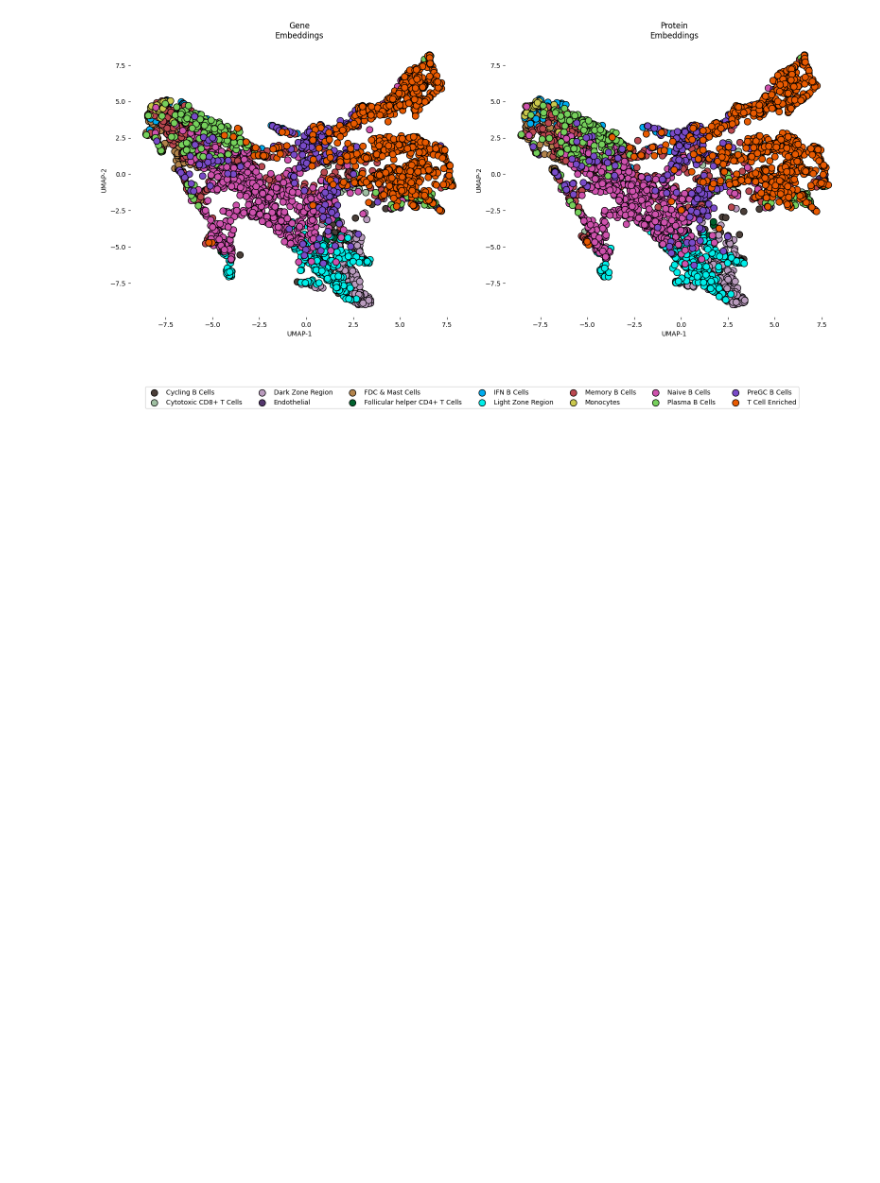
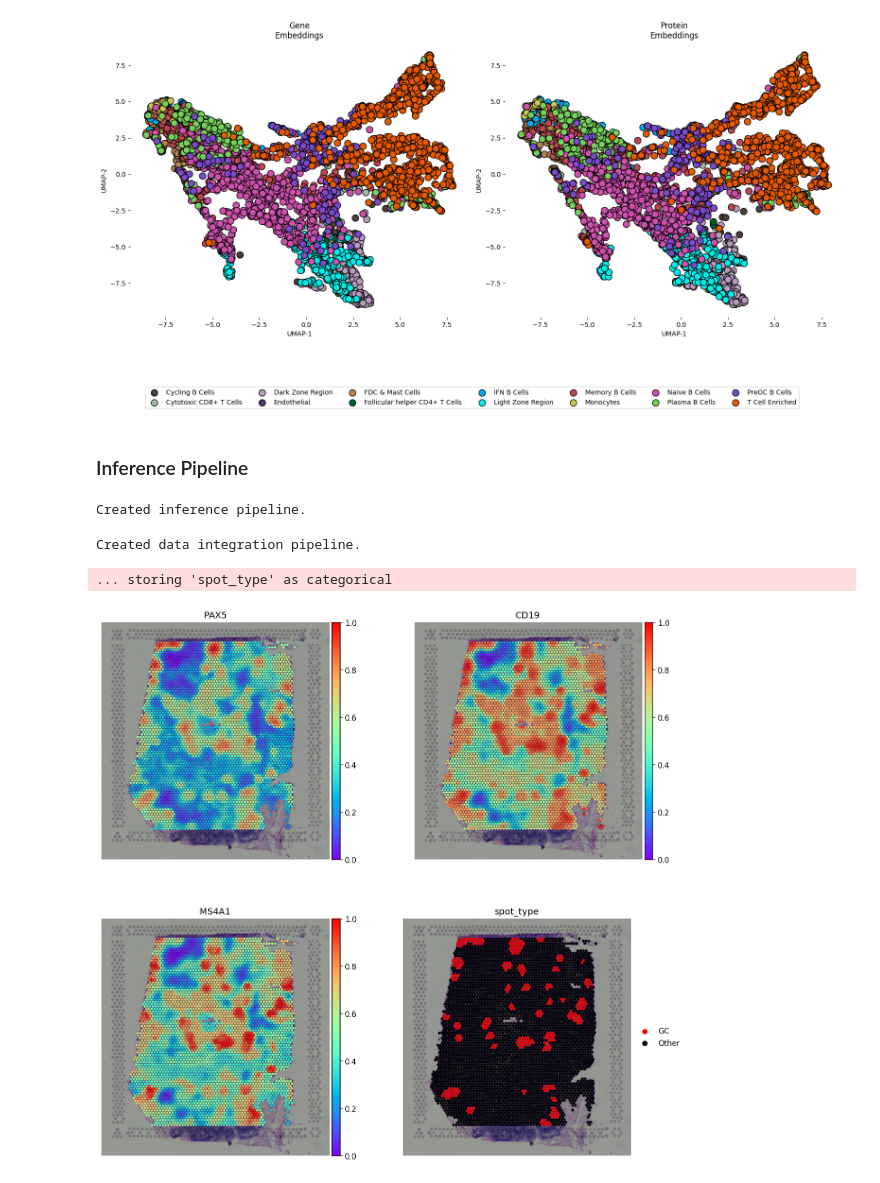
Before and after one commit to Koushul/SPICESS, a Jupyter notebook: notebooks/Tutorial.ipynb, the cells around one changed output. Drawn from its saved outputs; the diff is of its cells as text; code cells hidden in the pictures; blank space fills up the shorter version.

Commit message:
updated tutorial notebook

```diff
--- a/notebooks/Tutorial.ipynb
+++ b/notebooks/Tutorial.ipynb
@@ -77,2 +96,27 @@ a, b = plot_latent([gex_z, pex_z], [refLabels, refLabels],
 # %% [output]
 [figure]
+# %% [markdown]
+### Inference Pipeline
+# %%
+infer = InferencePipeline('../model_zoo/config_Tonsil_2023_10_02_22_19.yaml')
+# %% [output]
+Created inference pipeline.
+# %%
+adata_test = test_loader.run()
+gc_pth = 'https://raw.githubusercontent.com/vitkl/cell2location_paper/master/notebooks/selected_results/lymph_nodes_analysis/manual_GC_annot.csv'
+df = pd.read_csv(gc_pth).fillna('Other')
+df.columns = ['Barcode', 'spot_type']
+adata_test.obs = adata_test.obs.join(df.set_index('Barcode'))
+# %%
+_, adata_test = IntegrateDatasetPipeline('Tonsil', adata, adata_test).run()
+# %% [output]
+Created data integration pipeline.
+# %%
+pdata_pred = infer.run(adata_test.copy())
+# %%
+sq.pl.spatial_scatter(pdata_pred,
+    color=['PAX5', 'CD19', 'MS4A1', 'spot_type'], dpi=120, size=1.4, frameon=False, cmap='rainbow', ncols=2,
+    figsize=(6, 6), edgecolor='black', linewidth=0.1, palette=ListedColormap(sns.color_palette(['red', 'black'])))
+# %% [output]
+... storing 'spot_type' as categorical
+[figure, added]
```
Also changed, not shown: parts of 15 cells of this notebook, 1 other file.
